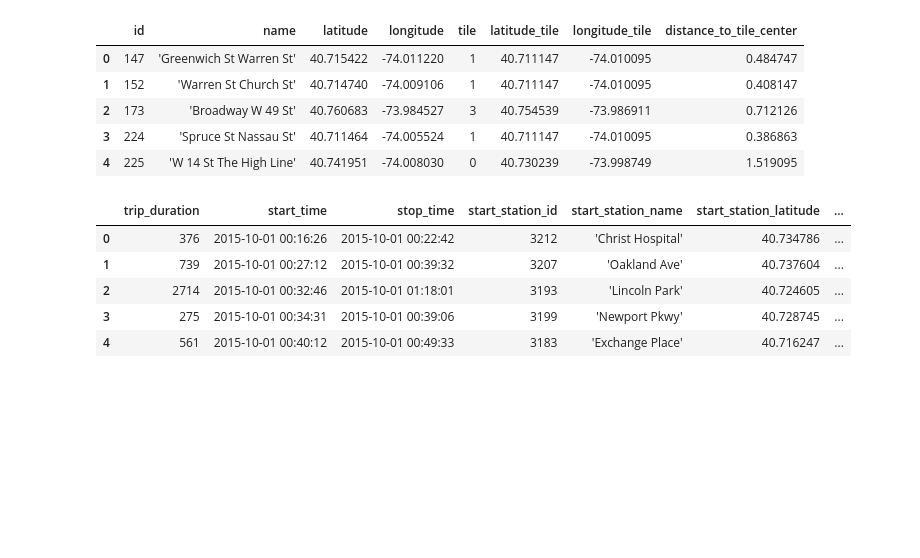
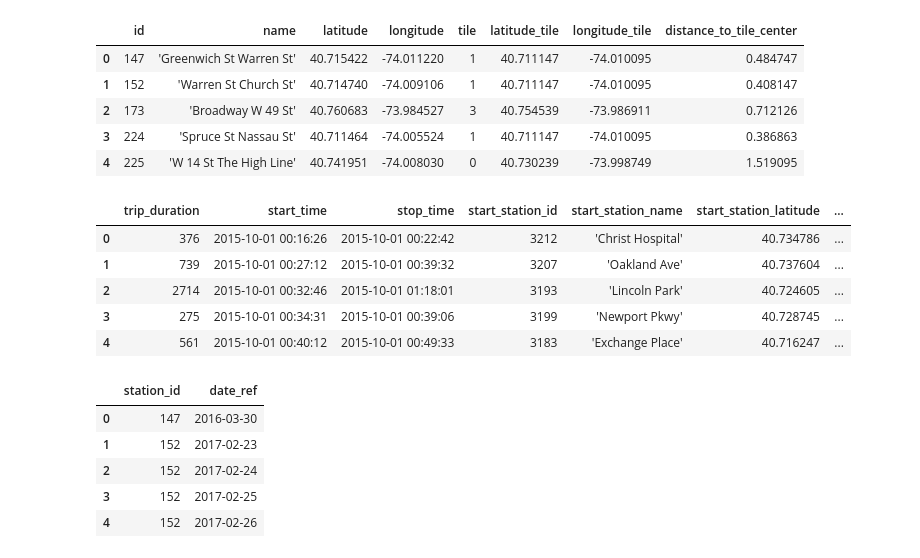
Before and after one commit to jeleandro/bike_demand_prediction, a Jupyter notebook: notebooks/01_spine_creation.ipynb, the cells around one changed output. Cells and saved outputs as stored; diff of their text form; code cells hidden in the pictures; blank space fills up the shorter version.

```diff
--- a/notebooks/01_spine_creation.ipynb
+++ b/notebooks/01_spine_creation.ipynb
@@ -72,22 +72,55 @@ df_bike.head()
 # %%
 # spine is defined as
 
 def build_spine(df_bike):
-    all_stations = list(set(
-        df_bike['start_station_id'].unique().tolist() +
-        df_bike['end_station_id'].unique().tolist()
-    ))
-    all_date_refs = pd.date_range(start=df_bike['start_time'].min(), end=df_bike['start_time'].max(), freq='D')
-
-    df_spine = pd.DataFrame([
-        [station, date_ref]
-        for station in all_stations
-        for date_ref in all_date_refs
-    ], columns=['station_id','date_ref'])
+    df_out = (
+        df_bike
+        .rename(columns={'start_station_id': 'station_id'})
+        .groupby('station_id')
+        .agg(
+            start_time=('start_time', 'min'),
+            stop_time=('stop_time', 'max'),
+        )
+    )
+    df_in = (
+        df_bike
+        .rename(columns={'end_station_id': 'station_id'})
+        .groupby('station_id')
+        .agg(
+            start_time=('start_time', 'min'),
+            stop_time=('stop_time', 'max'),
+        )
+    )
+    df_spine = (
+        pd.concat([df_out, df_in], axis=0)
+        .reset_index()
+        .groupby('station_id')
+        .agg(
+            start_time=('start_time', 'min'),
+            stop_time=('stop_time', 'max'),
+        )
+    )
+    df_spine['date_ref'] = df_spine.apply(lambda x: pd.date_range(start=x['start_time'], end=x['stop_time'], freq='D').tolist(), axis=1)
+    df_spine = (
+        df_spine
+        .explode('date_ref')
+        .eval('date_ref = date_ref.dt.date')
+        [['date_ref']]
+        .reset_index()
+    )
 
     return df_spine
 
-build_spine = build_spine(df_bike)
+
+df_spine = build_spine(df_bike)
+df_spine.head()
+# %% [output]
+|  | station_id | date_ref |
+| 0 | 147 | 2016-03-30 |
+| 1 | 152 | 2017-02-23 |
+| 2 | 152 | 2017-02-24 |
+| 3 | 152 | 2017-02-25 |
+| 4 | 152 | 2017-02-26 |
 # %%
 def eda(df_bike):
     df_bike = (
```
Also changed, not shown: parts of 12 cells of this notebook, 2 other files.
